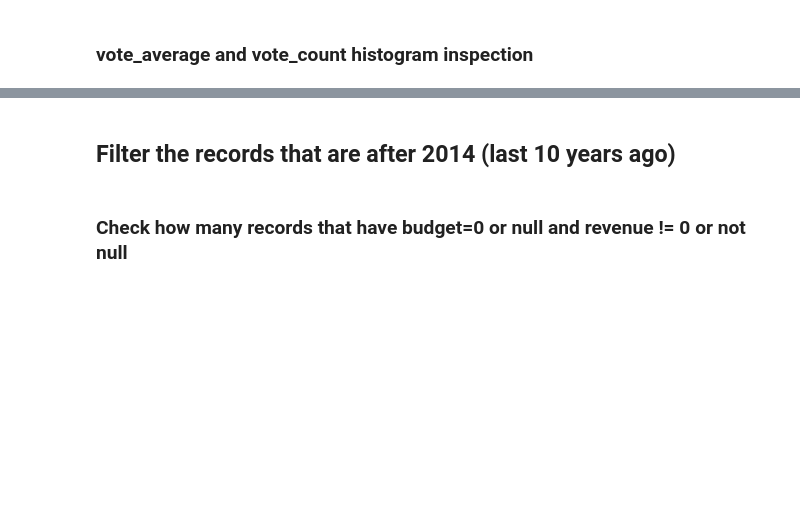
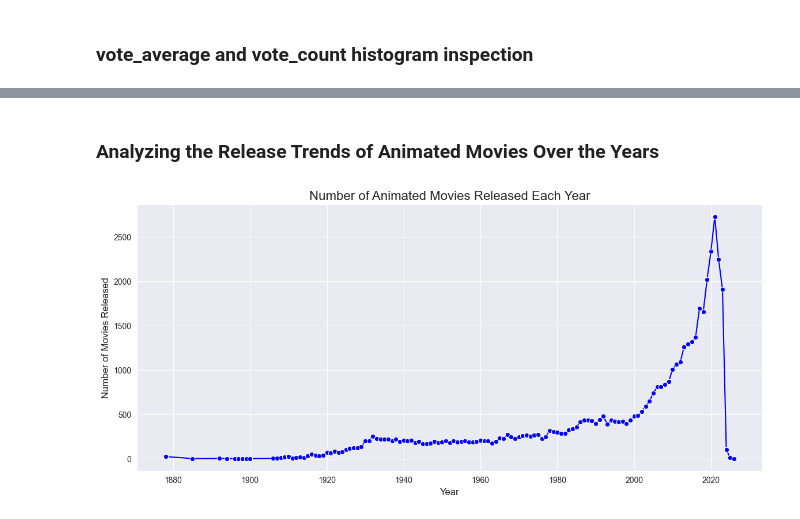
Before and after one commit to Pooria82/Movies-Data-Analysis, a Jupyter notebook: main.ipynb, the cells around one changed output, grey strips where cells are left out. Drawn from its saved outputs; the diff is of its cells as text; code cells hidden in the pictures; blank space fills up the shorter version.

```diff
--- a/main.ipynb
+++ b/main.ipynb
@@ -1133,10 +999,0 @@ pd.DataFrame(top_10_successful_movies)
-# %%
-# Step 1: Clean and split the 'spoken_languages' column
-# Remove quotes and split the languages by comma
-df['spoken_languages'] = df['spoken_languages'].str.replace("'", "").str.split(', ')
-
-# Step 2: Explode the list to separate rows for each language
-data_frame_exploded = df.explode('spoken_languages')
-
-# Step 3: Count the occurrences of each language
-language_counts = data_frame_exploded['spoken_languages'].value_counts()
@@ -1197,13 +999,0 @@ plt.show()
-# %% [markdown]
-## Filter the records that are after 2014  (last 10 years ago)
-# %%
-# Step 1: Convert 'release_date' to datetime format
-df['release_date'] = pd.to_datetime(df['release_date'])
-
-# Step 2: Filter the DataFrame to drop rows with 'release_date' less than 2014-01-01
-data_frame_filtered = df[df['release_date'] >= '2014-01-01']
-
-# Display the updated DataFrame
-data_frame_filtered.head()
-# %% [markdown]
-### Check how many  records that have budget=0 or null and revenue != 0 or not null
@@ -1216,0 +1000,33 @@ print(count)
+# %% [markdown]
+### Analyzing the Release Trends of Animated Movies Over the Years
+# %%
+def plot_release_trends(data_frame):
+    # Convert the 'release_date' column to datetime format
+    data_frame['release_date'] = pd.to_datetime(data_frame['release_date'], errors='coerce')
+
+    # Extract the release year from the 'release_date' column
+    data_frame['release_year'] = data_frame['release_date'].dt.year
+
+    # Group by 'release_year' and count the number of movies released each year
+    release_counts = data_frame.groupby('release_year').size()
+
+    # Remove rows where 'release_year' is NaN (e.g., missing dates)
+    release_counts = release_counts[release_counts.index.notna()]
+
+    # Plot the release trends
+    plt.figure(figsize=(14, 6))
+    sns.lineplot(x=release_counts.index, y=release_counts.values, marker='o', color='blue')
+
+    # Add titles and labels
+    plt.title('Number of Animated Movies Released Each Year', fontsize=16)
+    plt.xlabel('Year', fontsize=12)
+    plt.ylabel('Number of Movies Released', fontsize=12)
+
+    # Display the plot
+    plt.grid(True)
+    plt.show()
+
+# Example usage
+plot_release_trends(df)
+# %% [output]
+[figure, added]
```
Also changed, not shown: parts of 31 cells of this notebook.
